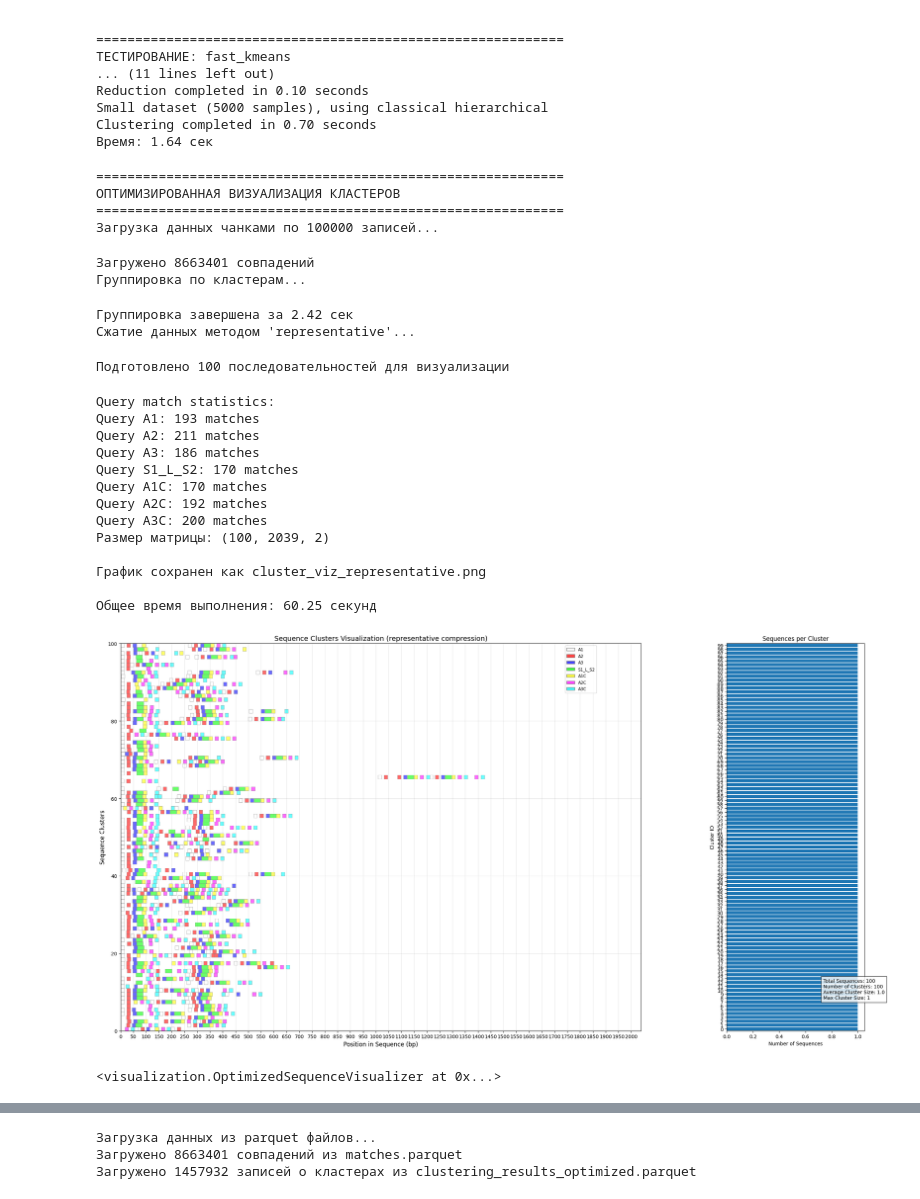
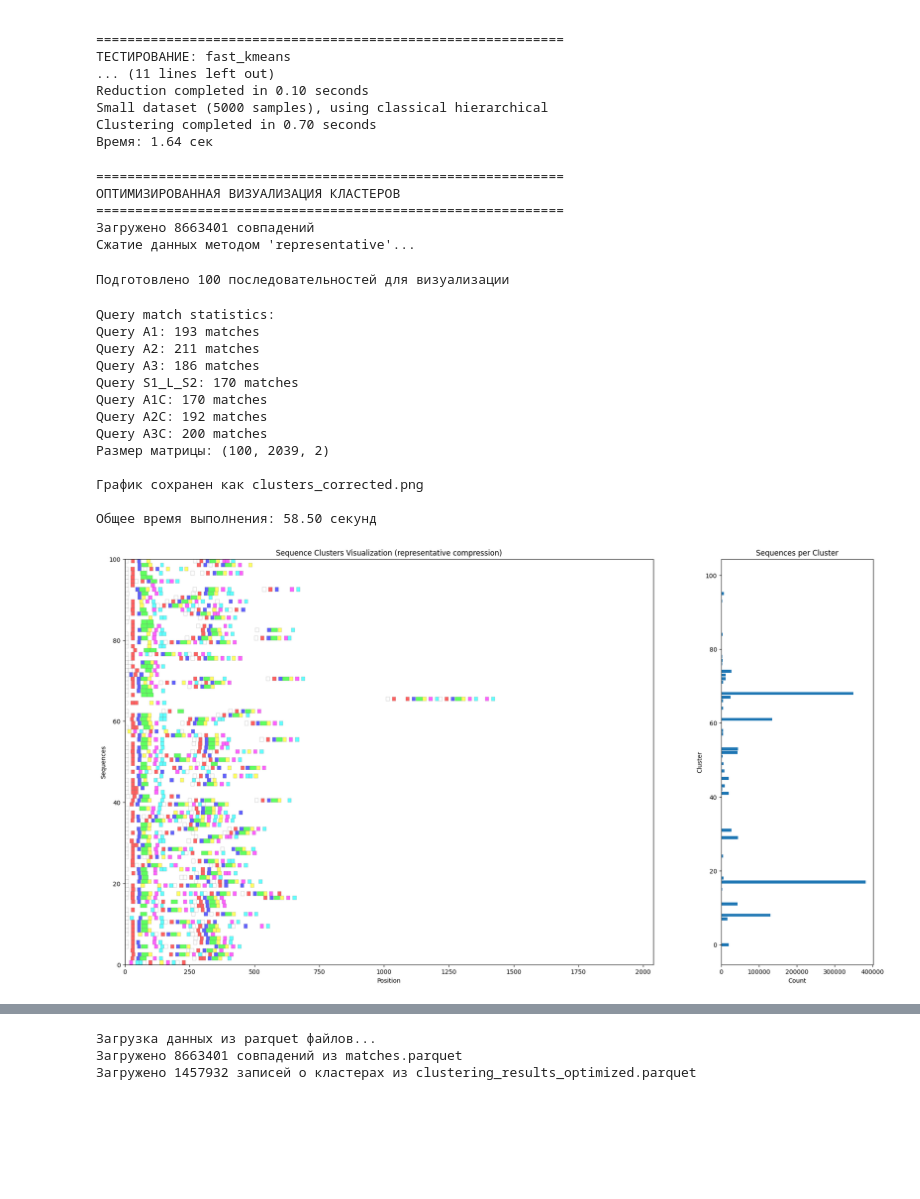
Before and after one commit to maria-grigorieva/NanoClustVis, a Jupyter notebook: test.ipynb, the cells around one changed output, grey strips where cells are left out. Cells and saved outputs as stored; diff of their text form; code cells hidden in the pictures; blank space fills up the shorter version.

Commit message:
fast visualization pipeline updated

```diff
--- a/test.ipynb
+++ b/test.ipynb
@@ -270,39 +270,37 @@ Clustering completed in 0.70 seconds
 # %%
 import visualization
 # %%
-visualization.run_optimized_visualization(
-            matches_path="matches.parquet",
-            clusters_path="clustering_results_optimized.parquet",
-            query_dict=query_dict,
-            compression_method='representative',
-            max_seq_per_cluster=30,
-            output_image=f'cluster_viz_representative.png'
-        )
+results = visualization.run_optimized_visualization(
+    matches_path="matches.parquet",
+    clusters_path="clustering_results.parquet",
+    query_dict=query_dict,
+    compression_method='representative',
+    max_seq_per_cluster=30,
+    #width_method='percentile',
+    #percentile=90,
+    output_image='clusters_corrected.png'
+)
 # %% [output]
 ============================================================
 ОПТИМИЗИРОВАННАЯ ВИЗУАЛИЗАЦИЯ КЛАСТЕРОВ
 ============================================================
-Загрузка данных чанками по 100000 записей...
+Загружено 8663401 совпадений
+Сжатие данных методом 'representative'...
-Загружено 8663401 совпадений
-Группировка по кластерам...
+Подготовлено 100 последовательностей для визуализации
-Группировка завершена за 2.42 сек
-Сжатие данных методом 'representative'...
+Query match statistics:
+Query A1: 193 matches
+Query A2: 211 matches
+Query A3: 186 matches
+Query S1_L_S2: 170 matches
+Query A1C: 170 matches
+Query A2C: 192 matches
+Query A3C: 200 matches
+Размер матрицы: (100, 2039, 2)
+
+График сохранен как clusters_corrected.png
+
+Общее время выполнения: 58.50 секунд
-Подготовлено 100 последовательностей для визуализации
-Query match statistics:
-Query A1: 193 matches
-Query A2: 211 matches
-Query A3: 186 matches
-Query S1_L_S2: 170 matches
-Query A1C: 170 matches
-Query A2C: 192 matches
-Query A3C: 200 matches
-Размер матрицы: (100, 2039, 2)
-
-График сохранен как cluster_viz_representative.png
-
-Общее время выполнения: 60.25 секунд
-[figure, old version]
+[figure, new version]
-<visualization.OptimizedSequenceVisualizer at 0x...>
 # %%
 # Создаем визуализатор
 visualizer = SequenceVisualizer(query_dict, target_clusters=100)
```
Also changed, not shown: parts of 8 cells of this notebook, 5 other files.
